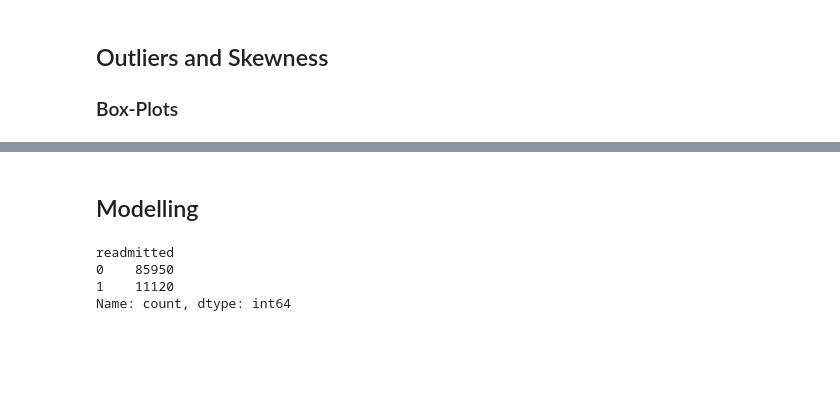
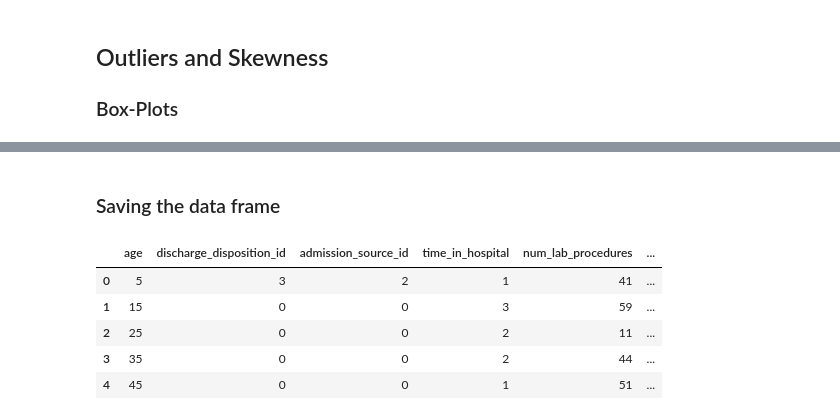
Before and after one commit to HK260/UCI-database-patient-model, a Jupyter notebook: Initial Analysis.ipynb, the cells around one changed output, grey strips where cells are left out. Saved outputs shown, nothing was run; the diff lists cells and outputs as text; code cells hidden in the pictures; blank space fills up the shorter version.

```diff
--- a/Initial Analysis.ipynb
+++ b/Initial Analysis.ipynb
@@ -1360 +1385,12 @@ df_new[num_cols]=pd.DataFrame(mm.fit_transform(df_new[num_cols]), columns = num_
+# %% [markdown]
+### Saving the data frame
+# %%
+df.head(5)
+# %% [output]
+|  | age | discharge_disposition_id | admission_source_id | time_in_hospital | num_lab_procedures | ... |
+| 0 | 5 | 3 | 2 | 1 | 41 | ... |
+| 1 | 15 | 0 | 0 | 3 | 59 | ... |
+| 2 | 25 | 0 | 0 | 2 | 11 | ... |
+| 3 | 35 | 0 | 0 | 2 | 44 | ... |
+| 4 | 45 | 0 | 0 | 1 | 51 | ... |
 # %%
@@ -1362,2 +1397,0 @@ df.to_csv('Diabetes_cleaned.csv', index = False)
-# %% [markdown]
-## Modelling
@@ -1366,7 +1397,0 @@ data=pd.read_csv('Diabetes_cleaned.csv')
-# %%
-data['readmitted'].value_counts()
-# %% [output]
-readmitted
-0    85950
-1    11120
-Name: count, dtype: int64
```
Also changed, not shown: parts of 36 cells of this notebook, 3 other files.
